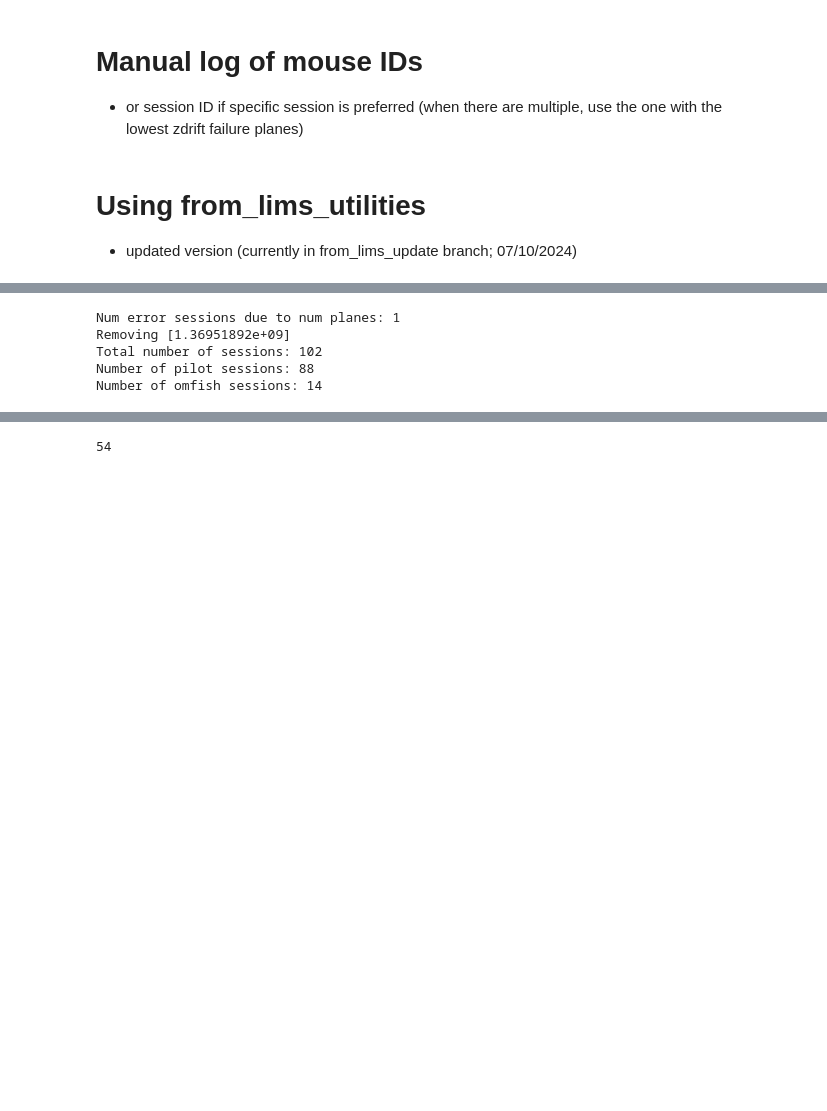
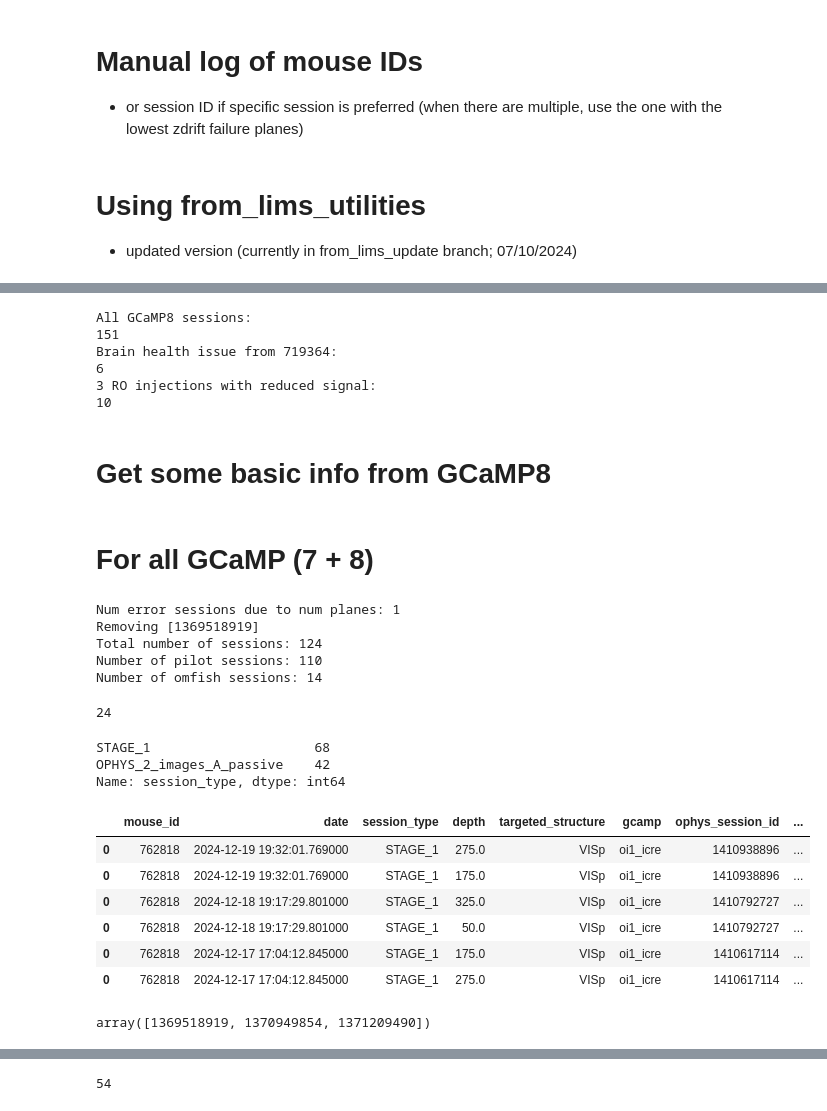
Before and after one commit to AllenNeuralDynamics/lamf_analysis_lims, a Jupyter notebook: pilot_data_analysis/GCaMP/240701_query_lims_data.ipynb, the cells around one changed output, grey strips where cells are left out. Saved outputs shown, nothing was run; the diff lists cells and outputs as text; code cells hidden in the pictures; blank space fills up the shorter version.

```diff
--- a/pilot_data_analysis/GCaMP/240701_query_lims_data.ipynb
+++ b/pilot_data_analysis/GCaMP/240701_query_lims_data.ipynb
@@ -295,12 +346,29 @@ assert len(problems_table) == 0
+# %%
+print('All GCaMP8 sessions:')
+print(len(gcamp8_table_pre.ophys_session_id.unique()))
+
+print('Brain health issue from 719364:')
+print(gcamp8_table_pre.query('mouse_id == 719364').ophys_session_id.nunique())
+
+print('3 RO injections with reduced signal:')
+print(gcamp8_table_pre.query('gcamp == "ribo_aav_ro"').ophys_session_id.nunique())
+
+# gcamp_pre = gcamp_pre2.query('mouse_id != 719364 and gcamp != "ribo_aav_ro"').copy()
+# %% [output]
+All GCaMP8 sessions:
+151
+Brain health issue from 719364:
+6
+3 RO injections with reduced signal:
+10
+# %% [markdown]
+# Get some basic info from GCaMP8
+# %% [markdown]
+# For all GCaMP (7 + 8)
 # %%
-# Get sessions with target session types
-target_session_types = ['STAGE_1', 'OPHYS_2_images_A_passive']
-gcamp_table = gcamp_table[gcamp_table.session_type.isin(target_session_types)].copy()
+# If "gcamp" does not have "omfish", that choose the ones with 2 planes only
+gcamp_table = gcamp_table_pre.query('mouse_id != 719364 and gcamp != "ribo_aav_ro"').copy()
 
-# Manual removal of erraneous sessions
-gcamp_table = gcamp_table[~gcamp_table.ophys_session_id.isin(remove_session_ids)].copy()
-
-# If "gcamp" does not have "omfish", that choose the ones with 2 planes only
 plane_counts = gcamp_table.groupby('ophys_session_id').count().ophys_experiment_id
 pilot_osids = gcamp_table.query('gcamp.str.contains("omfish") == False').ophys_session_id.unique()
 pilot_i = plane_counts.index.isin(pilot_osids)
@@ -316,13 +384,24 @@ gcamp_table = gcamp_table[~gcamp_table.ophys_session_id.isin(error_power_session
 
 num_sessions = gcamp_table.ophys_session_id.nunique()
 print(f'Total number of sessions: {num_sessions}')
-num_sessions_pilot =  gcamp_table.query('gcamp.str.contains("omfish") == False').ophys_session_id.nunique()
+pilot_table = gcamp_table.query('gcamp.str.contains("omfish") == False')
+num_sessions_pilot =  pilot_table.ophys_session_id.nunique()
 print(f'Number of pilot sessions: {num_sessions_pilot}')
 num_sessions_omfish =  gcamp_table.query('gcamp.str.contains("omfish") == True').ophys_session_id.nunique()
 print(f'Number of omfish sessions: {num_sessions_omfish}')
 # %% [output]
 Num error sessions due to num planes: 1
-Removing [1.36951892e+09]
-Total number of sessions: 102
-Number of pilot sessions: 88
+Removing [1369518919]
+Total number of sessions: 124
+Number of pilot sessions: 110
 Number of omfish sessions: 14
+# %%
+len(error_power_sessions)
+# %% [output]
+24
+# %%
+pilot_table.drop_duplicates('ophys_session_id').session_type.value_counts()
+# %% [output]
+STAGE_1                     68
+OPHYS_2_images_A_passive    42
+Name: session_type, dtype: int64
@@ -329,3 +414,19 @@ Number of omfish sessions: 14
+# %%
+gcamp_temp_info.query('mouse_id==762818')
+# %% [output]
+|  | mouse_id | date | session_type | depth | targeted_structure | gcamp | ophys_session_id | ... |
+| 0 | 762818 | 2024-12-19 19:32:01.769000 | STAGE_1 | 275.0 | VISp | oi1_icre | 1410938896 | ... |
+| 0 | 762818 | 2024-12-19 19:32:01.769000 | STAGE_1 | 175.0 | VISp | oi1_icre | 1410938896 | ... |
+| 0 | 762818 | 2024-12-18 19:17:29.801000 | STAGE_1 | 325.0 | VISp | oi1_icre | 1410792727 | ... |
+| 0 | 762818 | 2024-12-18 19:17:29.801000 | STAGE_1 | 50.0 | VISp | oi1_icre | 1410792727 | ... |
+| 0 | 762818 | 2024-12-17 17:04:12.845000 | STAGE_1 | 175.0 | VISp | oi1_icre | 1410617114 | ... |
+| 0 | 762818 | 2024-12-17 17:04:12.845000 | STAGE_1 | 275.0 | VISp | oi1_icre | 1410617114 | ... |
+# %%
+error_session_ids.astype(int)
+# 1369518919 was motion correction test
+# 1370949854, 1371209490 were early sessions where 1x4 were collected instead of 1x2
+# %% [output]
+array([1369518919, 1370949854, 1371209490])
 # %%
 # post-processing
 
```
Also changed, not shown: parts of 28 cells of this notebook, 5 other files.
